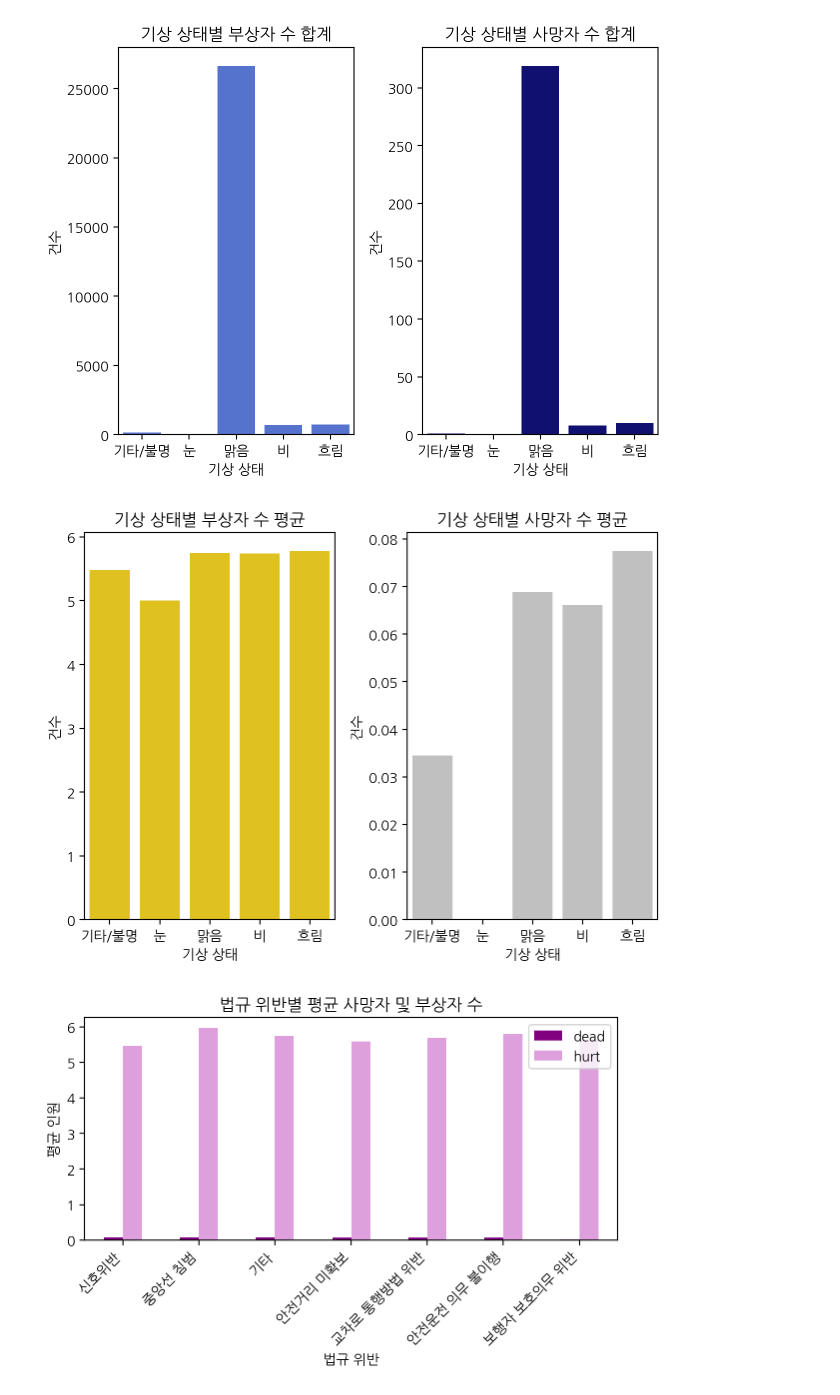
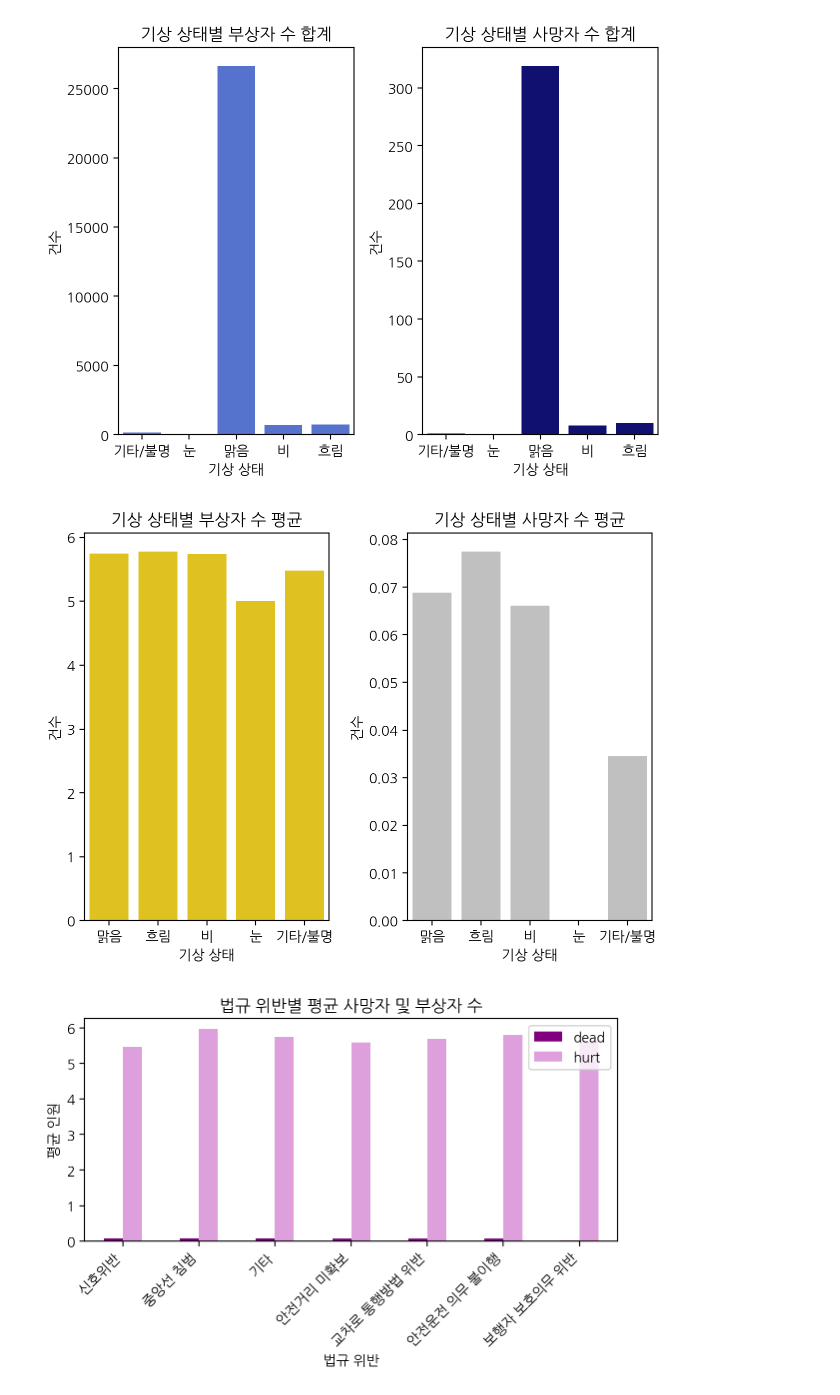
Before and after one commit to yeojeong735/25-BDA-TeamDP, a Jupyter notebook: 25_BDA_BikeCrash_TeamDP.ipynb, the cells around one changed output. Saved outputs shown, nothing was run; the diff lists cells and outputs as text; code cells hidden in the pictures.

```diff
--- a/25_BDA_BikeCrash_TeamDP.ipynb
+++ b/25_BDA_BikeCrash_TeamDP.ipynb
@@ -375,29 +377,28 @@ plt.show()
 # %%
 # 기상 상태에 따른 평균 피해 규모 분석
 # 날씨에 따라 사고 1건당 평균적으로 얼마나 많은 피해(부상/사망)가 발생했는지 비교
 
 plt.subplot(1,2,1)
-sns.barplot(data = agg_df, x = "weather", y = "hurt_mean", color = 'gold') # 평균 부상자 수
+sns.barplot(data = agg_df, x = "weather", y = "hurt_mean", color = 'gold', order = ['맑음','흐림','비','눈','기타/불명']) # 평균 부상자 수
 plt.title("기상 상태별 부상자 수 평균")
 plt.xlabel("기상 상태")
 plt.xticks(rotation = 0)
 plt.ylabel("건수")
-plt.tight_layout()
 
 plt.subplot(1,2,2)
-sns.barplot(data = agg_df, x = "weather", y = "dead_mean", color = 'silver') # 평균 사망자 수
+sns.barplot(data = agg_df, x = "weather", y = "dead_mean", color = 'silver', order = ['맑음','흐림','비','눈','기타/불명']) # 평균 사망자 수
 plt.title("기상 상태별 사망자 수 평균")
 plt.xlabel("기상 상태")
 plt.xticks(rotation = 0)
 plt.ylabel("건수")
 plt.tight_layout()
 
 plt.show()
 
 # 맑은 날에 평균 피해 수치는 낮지만, 전체 사고가 많아 피해 총합은 큼
 # 비나 눈이 오는 날 사고 1건당 평균 피해(부상/사망) 수치가 더 높은 경향 → 기상 악화 시 사고가 더 치명적일 수 있음
 # %% [output]
-[figure, old version]
+[figure, new version]
 # %%
 # 법규 위반 항목별로 사고의 평균 피해 규모 분석 (사망자 및 부상자)
 
```
Also changed, not shown: parts of 2 cells of this notebook.
